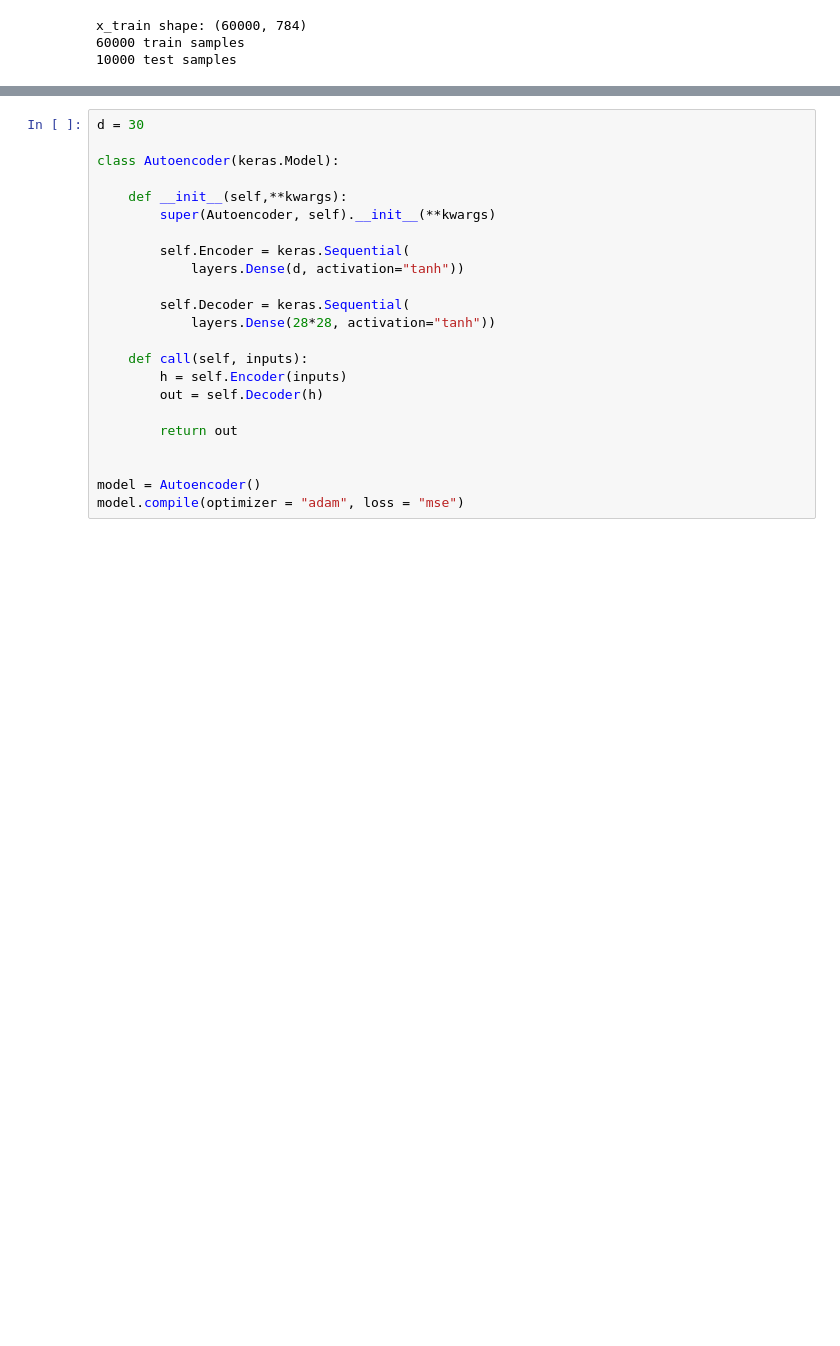
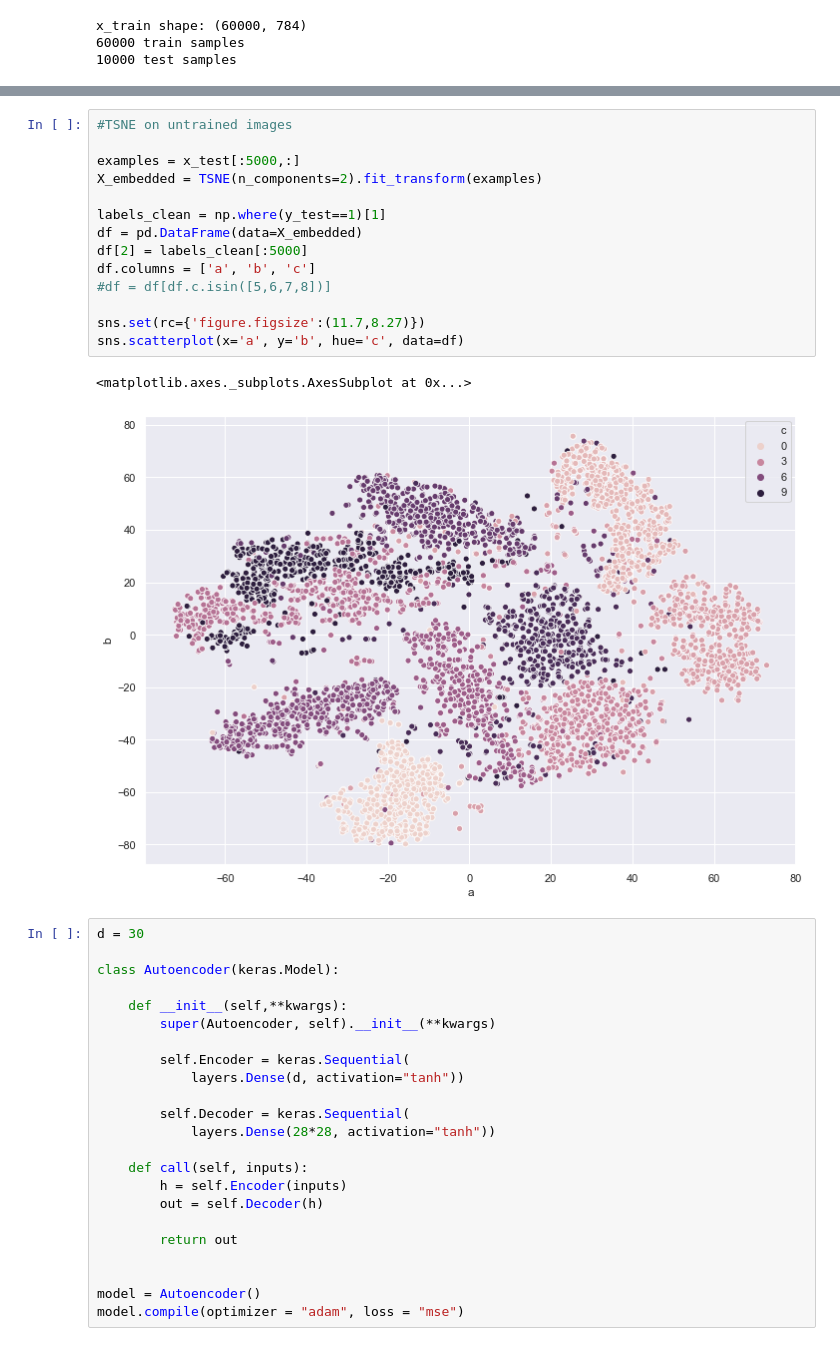
Before and after one commit to AStoeffelbauer/PyTorchTraining, a Jupyter notebook: Autoencoder.ipynb, the cells around one changed output, grey strips where cells are left out. Saved outputs shown, nothing was run; the diff lists cells and outputs as text; blank space fills up the shorter version.

```diff
--- a/Autoencoder.ipynb
+++ b/Autoencoder.ipynb
@@ -51,3 +51,20 @@ plt.imshow(np.reshape(x_test[7], (28,28)), cmap='gray')
+# %%
+#TSNE on untrained images
+
+examples = x_test[:5000,:]
+X_embedded = TSNE(n_components=2).fit_transform(examples)
+
+labels_clean = np.where(y_test==1)[1]
+df = pd.DataFrame(data=X_embedded)
+df[2] = labels_clean[:5000]
+df.columns = ['a', 'b', 'c']
+#df = df[df.c.isin([5,6,7,8])]
+
+sns.set(rc={'figure.figsize':(11.7,8.27)})
+sns.scatterplot(x='a', y='b', hue='c', data=df)
+# %% [output]
+<matplotlib.axes._subplots.AxesSubplot at 0x...>
+[figure, added]
 # %%
 d = 30
 
```
Also changed, not shown: parts of 8 cells of this notebook, 1 other file.
